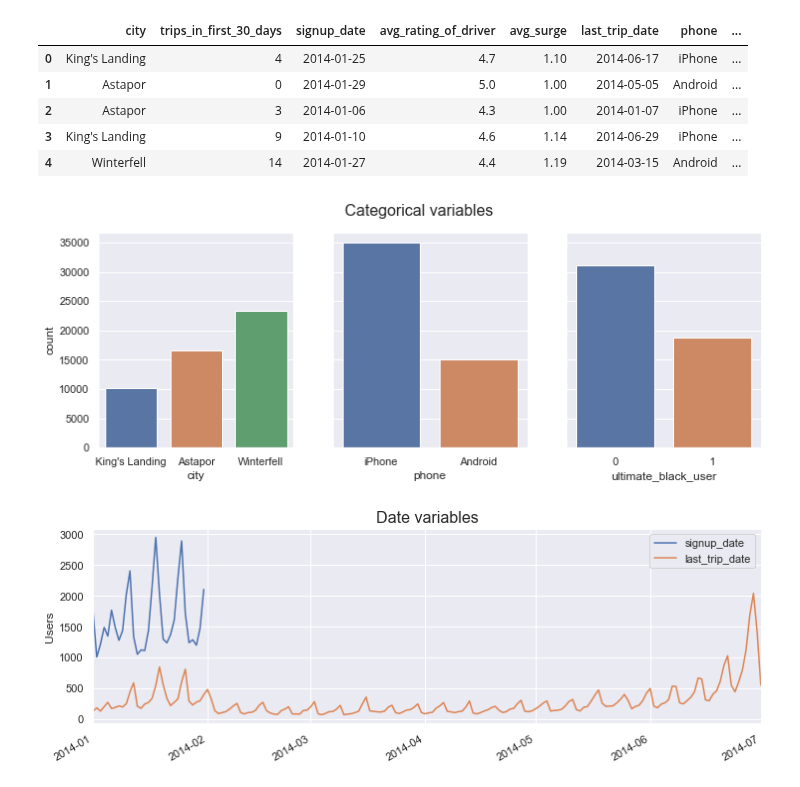
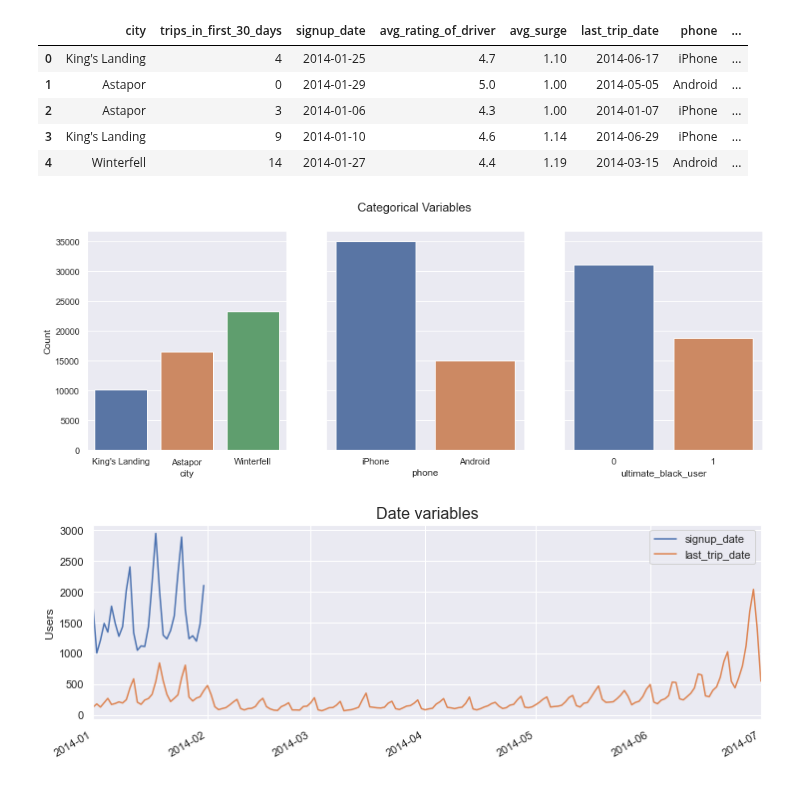
Before and after one commit to tri-bui/ultimate-challenge, a Jupyter notebook: 3-retention_modeling.ipynb, the cells around one changed output. Saved outputs shown, nothing was run; the diff lists cells and outputs as text; code cells hidden in the pictures.

Commit message:
Reformat nb3 plot 4

```diff
--- a/3-retention_modeling.ipynb
+++ b/3-retention_modeling.ipynb
@@ -199,15 +199,20 @@ user_df.head()
 | 3 | King's Landing | 9 | 2014-01-10 | 4.6 | 1.14 | 2014-06-29 | iPhone | ... |
 | 4 | Winterfell | 14 | 2014-01-27 | 4.4 | 1.19 | 2014-03-15 | Android | ... |
 # %%
-fig1, ax1 = plt.subplots(1, 3, sharey=True, figsize=(12, 4))
-sns.countplot(user_df['city'], ax=ax1[0])
-sns.countplot(user_df['phone'], ax=ax1[1])
-sns.countplot(user_df['ultimate_black_user'], ax=ax1[2])
-fig1.suptitle('Categorical variables', fontsize=16)
+# Categorical variables
+fig1, ax1 = plt.subplots(1, 3, sharey=True, figsize=(15, 5))
+sns.countplot(x=user_df['city'], ax=ax1[0])
+sns.countplot(x=user_df['phone'], ax=ax1[1])
+sns.countplot(x=user_df['ultimate_black_user'], ax=ax1[2])
+fig1.suptitle('Categorical Variables', fontsize=15)
+ax1[0].set_ylabel('City')
+ax1[1].set_ylabel('Phone')
+ax1[2].set_ylabel('Ultimate Black User')
+ax1[0].set_ylabel('Count')
 ax1[1].set_ylabel(None)
 ax1[2].set_ylabel(None);
 # %% [output]
-[figure, old version]
+[figure, new version]
 # %%
 user_df['signup_date'].value_counts().plot(figsize=(12, 4), xlim=(user_df['signup_date'].min(), user_df['last_trip_date'].max()), legend=True)
 user_df['last_trip_date'].value_counts().plot(legend=True)
```
